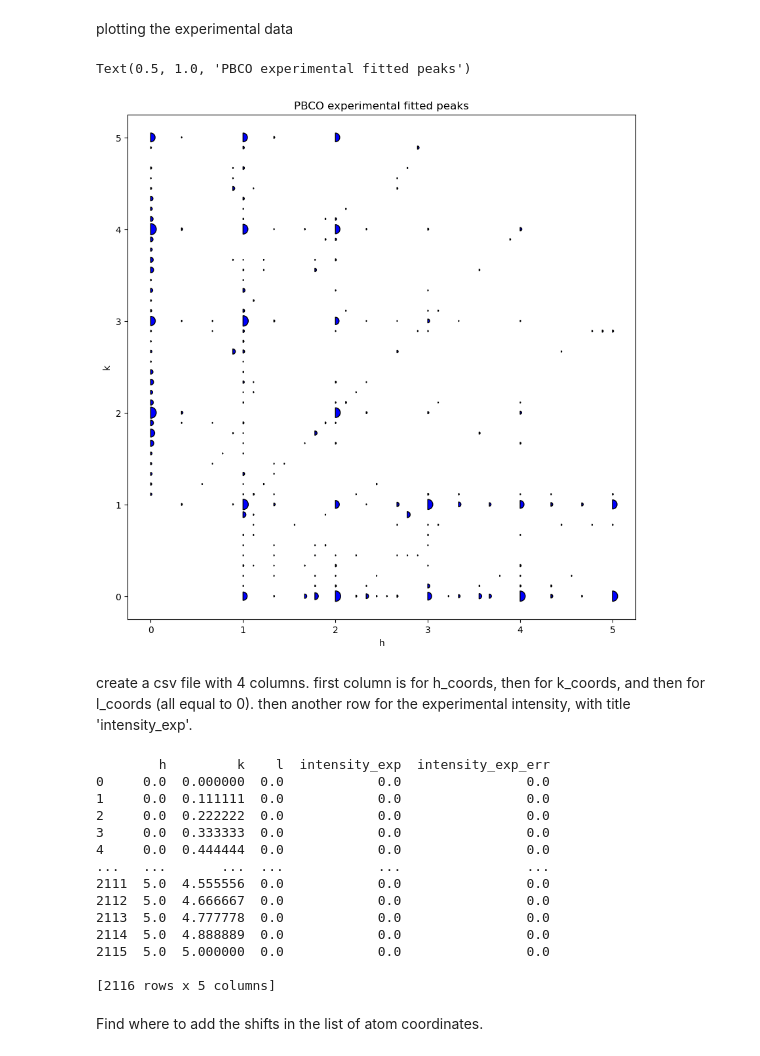
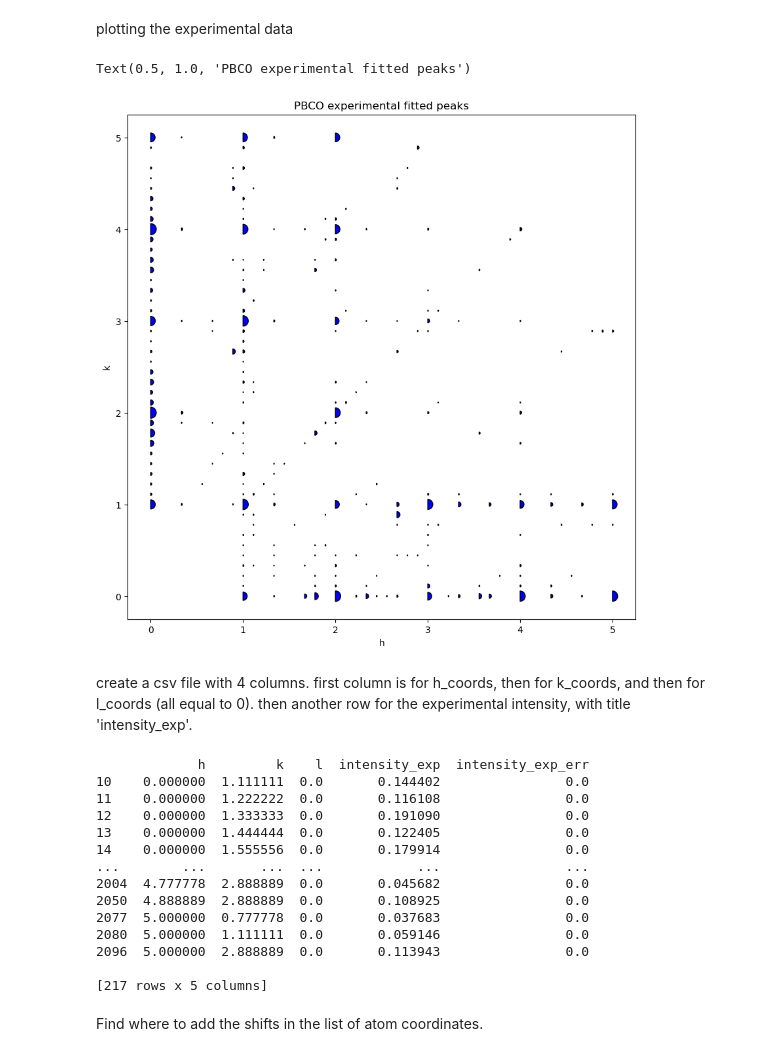
Before and after one commit to bleubreeymeow/CrystalClearFit, a Jupyter notebook: alrisDistortionFit/preprocessing.ipynb, the cells around one changed output. Saved outputs shown, nothing was run; the diff lists cells and outputs as text; code cells hidden in the pictures.

```diff
--- a/alrisDistortionFit/preprocessing.ipynb
+++ b/alrisDistortionFit/preprocessing.ipynb
@@ -11,33 +11,33 @@ from matplotlib import pyplot
 from matplotlib import markers
 # %%
 # Load data
-h_coords = pd.read_csv('h_coords.csv', header=None).values.flatten()
-k_coords = pd.read_csv('k_coords.csv', header=None).values.flatten()
-intensity_arr = pd.read_csv('intensity_arr.csv', header=None).values
+h_coords = pd.read_csv('raw_data/h_coords.csv', header=None).values.flatten()
+k_coords = pd.read_csv('raw_data/k_coords.csv', header=None).values.flatten()
+intensity_arr = pd.read_csv('raw_data/intensity_arr.csv', header=None).values
 
 h , k = np.meshgrid(h_coords , k_coords)
 
 h_flat = h.flatten()
 k_flat = k.flatten()
 intensity_flat = intensity_arr.flatten()
 
 copy_h_flat = h_flat
 h_flat = k_flat
 k_flat = copy_h_flat
 
 
 pyplot.scatter(h_flat , k_flat , s=intensity_flat * 50  , color='blue', edgecolor="black",
                label='Exp', marker=markers.MarkerStyle("o", fillstyle="right"))
 #change figure size
 pyplot.gcf().set_size_inches(10, 10)
 #add labels
 pyplot.xlabel('h')
 pyplot.ylabel('k')
 #add title
 pyplot.title('PBCO experimental fitted peaks')
 # %% [output]
 Text(0.5, 1.0, 'PBCO experimental fitted peaks')
-[figure, old version]
+[figure, new version]
 # %% [markdown]
 create a csv file with 4 columns. first column is for h_coords, then for k_coords, and then for l_coords (all equal to 0). then another row for the experimental intensity, with title 'intensity_exp'.
 # %%
@@ -49,24 +49,32 @@ data = pd.DataFrame({
     'intensity_exp': intensity_flat,
     'intensity_exp_err' : np.zeros_like(h_flat)
 })
-data.to_csv('peaks.csv', index=False)
+
+#remove all the rows where intensity_exp is zero
+data = data[data['intensity_exp'] != 0]
+
+#remove all rows where h and k are both integers
+data = data[~((data['h'] % 1 == 0) & (data['k'] % 1 == 0))]
+
+
+data.to_csv('raw_data/peaks.csv', index=False)
 
 print(data)
 # %% [output]
-        h         k    l  intensity_exp  intensity_exp_err
-0     0.0  0.000000  0.0            0.0                0.0
-1     0.0  0.111111  0.0            0.0                0.0
-2     0.0  0.222222  0.0            0.0                0.0
-3     0.0  0.333333  0.0            0.0                0.0
-4     0.0  0.444444  0.0            0.0                0.0
-...   ...       ...  ...            ...                ...
-2111  5.0  4.555556  0.0            0.0                0.0
-2112  5.0  4.666667  0.0            0.0                0.0
-2113  5.0  4.777778  0.0            0.0                0.0
-2114  5.0  4.888889  0.0            0.0                0.0
-2115  5.0  5.000000  0.0            0.0                0.0
+             h         k    l  intensity_exp  intensity_exp_err
+10    0.000000  1.111111  0.0       0.144402                0.0
+11    0.000000  1.222222  0.0       0.116108                0.0
+12    0.000000  1.333333  0.0       0.191090                0.0
+13    0.000000  1.444444  0.0       0.122405                0.0
+14    0.000000  1.555556  0.0       0.179914                0.0
+...        ...       ...  ...            ...                ...
+2004  4.777778  2.888889  0.0       0.045682                0.0
+2050  4.888889  2.888889  0.0       0.108925                0.0
+2077  5.000000  0.777778  0.0       0.037683                0.0
+2080  5.000000  1.111111  0.0       0.059146                0.0
+2096  5.000000  2.888889  0.0       0.113943                0.0
 
-[2116 rows x 5 columns]
+[217 rows x 5 columns]
 # %% [markdown]
 Find where to add the shifts in the list of atom coordinates.
 # %% [markdown]
```
Also changed, not shown: 5 other files.
